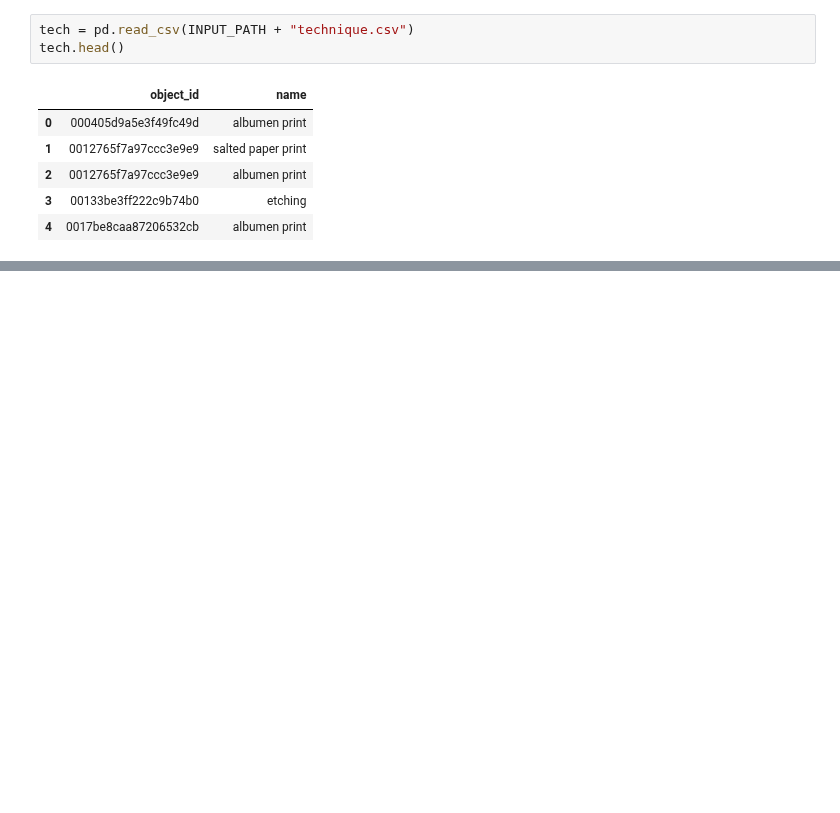
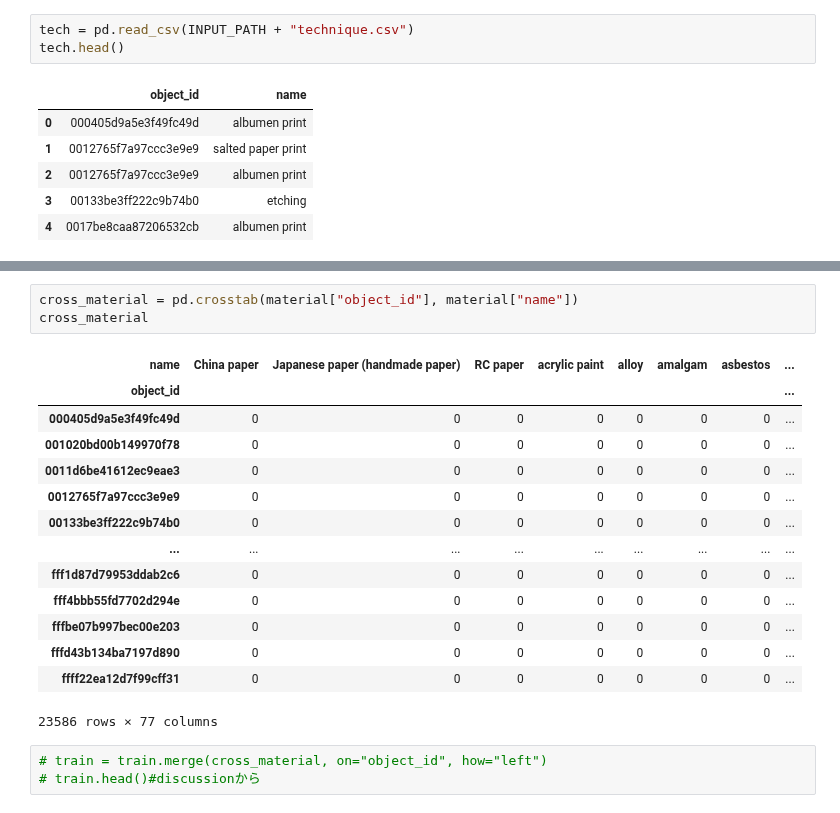
Before and after one commit to ju-ki/atma10, a Jupyter notebook: EDA.ipynb, the cells around one changed output, grey strips where cells are left out. Saved outputs shown, nothing was run; the diff lists cells and outputs as text; blank space fills up the shorter version.

```diff
--- a/EDA.ipynb
+++ b/EDA.ipynb
@@ -286,0 +256,21 @@ train[train["object_id"] == "00181d86ff1a7b95864e"]
+# %%
+cross_material = pd.crosstab(material["object_id"], material["name"])
+cross_material
+# %% [output]
+| name | China paper | Japanese paper (handmade paper) | RC paper | acrylic paint | alloy | amalgam | asbestos | ... |
+| object_id |  |  |  |  |  |  |  | ... |
+| 000405d9a5e3f49fc49d | 0 | 0 | 0 | 0 | 0 | 0 | 0 | ... |
+| 001020bd00b149970f78 | 0 | 0 | 0 | 0 | 0 | 0 | 0 | ... |
+| 0011d6be41612ec9eae3 | 0 | 0 | 0 | 0 | 0 | 0 | 0 | ... |
+| 0012765f7a97ccc3e9e9 | 0 | 0 | 0 | 0 | 0 | 0 | 0 | ... |
+| 00133be3ff222c9b74b0 | 0 | 0 | 0 | 0 | 0 | 0 | 0 | ... |
+| ... | ... | ... | ... | ... | ... | ... | ... | ... |
+| fff1d87d79953ddab2c6 | 0 | 0 | 0 | 0 | 0 | 0 | 0 | ... |
+| fff4bbb55fd7702d294e | 0 | 0 | 0 | 0 | 0 | 0 | 0 | ... |
+| fffbe07b997bec00e203 | 0 | 0 | 0 | 0 | 0 | 0 | 0 | ... |
+| fffd43b134ba7197d890 | 0 | 0 | 0 | 0 | 0 | 0 | 0 | ... |
+| ffff22ea12d7f99cff31 | 0 | 0 | 0 | 0 | 0 | 0 | 0 | ... |
+23586 rows × 77 columns
+# %%
+# train = train.merge(cross_material, on="object_id", how="left")
+# train.head()#discussionから
```
Also changed, not shown: parts of 71 cells of this notebook.
